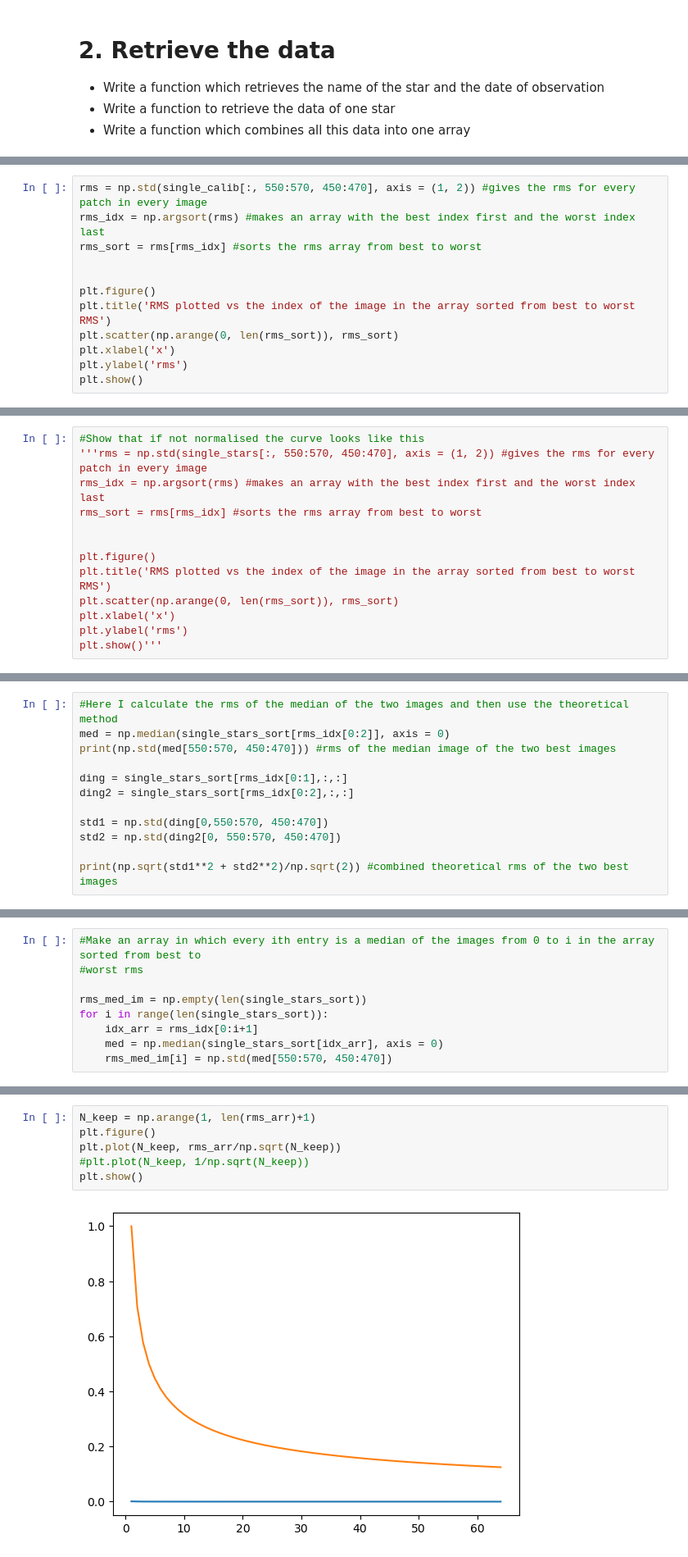
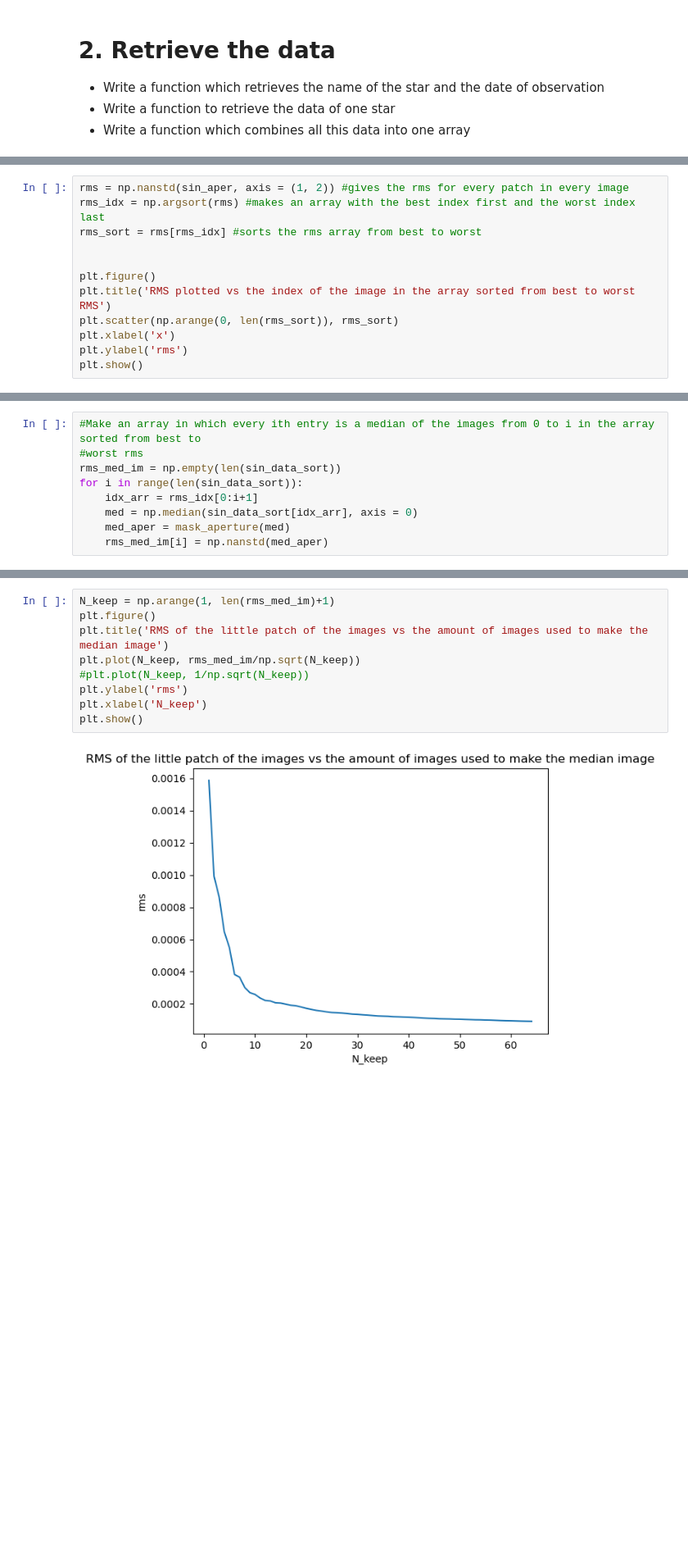
Before and after one commit to puck241/BRP_Joep_en_Puck, a Jupyter notebook: script.ipynb, the cells around one changed output, grey strips where cells are left out. Shown at 82% size. Saved outputs shown, nothing was run; the diff lists cells and outputs as text; blank space fills up the shorter version.

```diff
--- a/script.ipynb
+++ b/script.ipynb
@@ -137,5 +133,5 @@ def print_stars(idx, star_names):
 # %%
-rms = np.std(single_calib[:, 550:570, 450:470], axis = (1, 2)) #gives the rms for every patch in every image
+rms = np.nanstd(sin_aper, axis = (1, 2)) #gives the rms for every patch in every image
 rms_idx = np.argsort(rms) #makes an array with the best index first and the worst index last
 rms_sort = rms[rms_idx] #sorts the rms array from best to worst
 
@@ -151,13 +146,0 @@ plt.show()
-# %%
-#Show that if not normalised the curve looks like this
-'''rms = np.std(single_stars[:, 550:570, 450:470], axis = (1, 2)) #gives the rms for every patch in every image
-rms_idx = np.argsort(rms) #makes an array with the best index first and the worst index last
-rms_sort = rms[rms_idx] #sorts the rms array from best to worst
-
-
-plt.figure()
-plt.title('RMS plotted vs the index of the image in the array sorted from best to worst RMS')
-plt.scatter(np.arange(0, len(rms_sort)), rms_sort)
-plt.xlabel('x')
-plt.ylabel('rms')
-plt.show()'''
@@ -169,12 +151,0 @@ single_stars_names_sort = single_stars_names[rms_idx] #if we ever need to know w
-# %%
-#Here I calculate the rms of the median of the two images and then use the theoretical method
-med = np.median(single_stars_sort[rms_idx[0:2]], axis = 0)
-print(np.std(med[550:570, 450:470])) #rms of the median image of the two best images
-
-ding = single_stars_sort[rms_idx[0:1],:,:]
-ding2 = single_stars_sort[rms_idx[0:2],:,:]
-
-std1 = np.std(ding[0,550:570, 450:470])
-std2 = np.std(ding2[0, 550:570, 450:470])
-
-print(np.sqrt(std1**2 + std2**2)/np.sqrt(2)) #combined theoretical rms of the two best images
@@ -184,9 +152,9 @@ print(np.sqrt(std1**2 + std2**2)/np.sqrt(2)) #combined theoretical rms of the tw
 # %%
 #Make an array in which every ith entry is a median of the images from 0 to i in the array sorted from best to
 #worst rms
-
-rms_med_im = np.empty(len(single_stars_sort))
-for i in range(len(single_stars_sort)):
+rms_med_im = np.empty(len(sin_data_sort))
+for i in range(len(sin_data_sort)):
     idx_arr = rms_idx[0:i+1]
-    med = np.median(single_stars_sort[idx_arr], axis = 0)
-    rms_med_im[i] = np.std(med[550:570, 450:470])
+    med = np.median(sin_data_sort[idx_arr], axis = 0)
+    med_aper = mask_aperture(med)
+    rms_med_im[i] = np.nanstd(med_aper)
@@ -197,8 +161,11 @@ print(rms_med_im.shape)
 # %%
-N_keep = np.arange(1, len(rms_arr)+1)
+N_keep = np.arange(1, len(rms_med_im)+1)
 plt.figure()
-plt.plot(N_keep, rms_arr/np.sqrt(N_keep))
+plt.title('RMS of the little patch of the images vs the amount of images used to make the median image')
+plt.plot(N_keep, rms_med_im/np.sqrt(N_keep))
 #plt.plot(N_keep, 1/np.sqrt(N_keep))
+plt.ylabel('rms')
+plt.xlabel('N_keep')
 plt.show()
 # %% [output]
-[figure, old version]
+[figure, new version]
```
Also changed, not shown: parts of 30 cells of this notebook, 5 other files.
